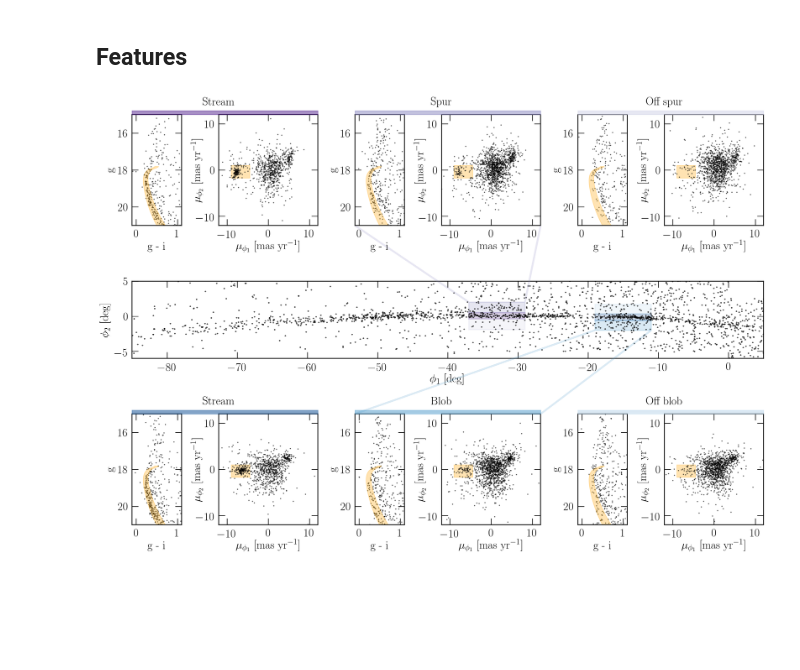
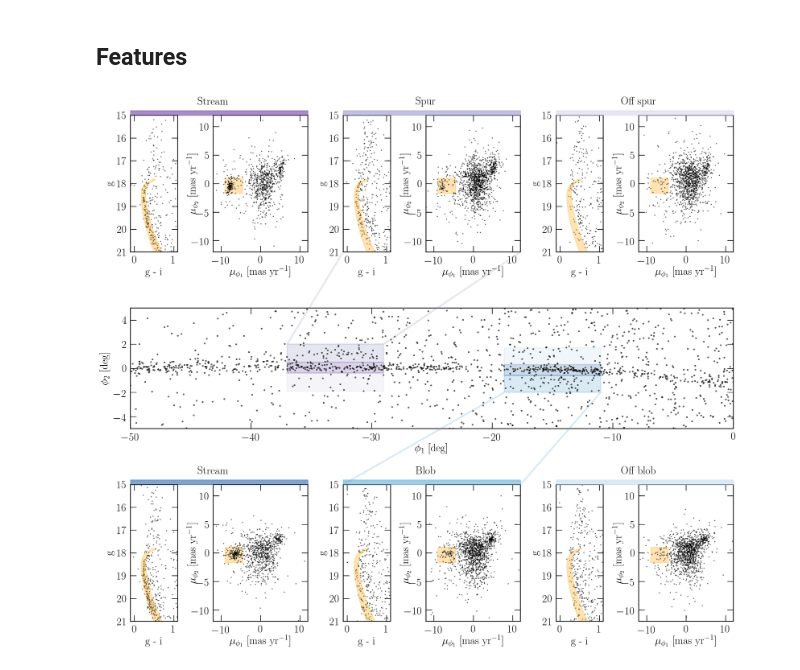
Before and after one commit to adrn/GD1-DR2, a Jupyter notebook: notebooks/GD1_paper_figures.ipynb, the cells around one changed output. Saved outputs shown, nothing was run; the diff lists cells and outputs as text; code cells hidden in the pictures; blank space fills up the shorter version.

```diff
--- a/notebooks/GD1_paper_figures.ipynb
+++ b/notebooks/GD1_paper_figures.ipynb
@@ -181,18 +181,18 @@ middle_row = mpl.gridspec.GridSpecFromSubplotSpec(1, 1, subplot_spec=outer_grid[
 bottom_row = mpl.gridspec.GridSpecFromSubplotSpec(1, 6, subplot_spec=outer_grid[2], wspace=0.5, hspace=0.05,
                                                  width_ratios=[1,2,1,2,1,2])
 
-fig = plt.figure(figsize=(18,12))
+fig = plt.figure(figsize=(18,15.5))
 ax = plt.Subplot(fig, middle_row[0])
 ax_main = fig.add_subplot(ax)
 
 plt.plot(gd1_c.phi1[pm_mask & cmd_mask].wrap_at(wangle), gd1_c.phi2[pm_mask & cmd_mask],
-         'ko', ms=1.5, alpha=0.5, rasterized=True)
+         'ko', ms=2, alpha=0.5, rasterized=True)
 plt.gca().set_aspect('equal')
 
 plt.xlabel('$\phi_1$ [deg]')
 plt.ylabel('$\phi_2$ [deg]')
-plt.xlim(-85,5)
-plt.ylim(-6,5)
+plt.xlim(-50,0)
+plt.ylim(-5,5)
 
 rows = [top_row, bottom_row]
 positions = [[1,2,3], [4,5,6]]
@@ -244,33 +244,31 @@ for er, row in enumerate(rows):
                                   fill=True, color=rect_c_, alpha=0.5, zorder=1000,
                                   transform=fig.transFigure, figure=fig)])
 
         plt.xlim(-12,12)
         plt.ylim(-12,12)
         plt.xlabel('$\mu_{\phi_1}$ [mas yr$^{-1}$]')
         plt.ylabel('$\mu_{\phi_2}$ [mas yr$^{-1}$]', labelpad=-15)
         plt.title(titles[i], fontsize='medium', position=(-0., 1.05))
 
         if e==1:
             if er==0:
                 xy_text_1 = [rect_xy_[0], rect_xy_[1] + rect_h_]
                 xy_text_2 = [rect_xy_[0] + rect_w_, rect_xy_[1] + rect_h_]
                 xy_coord_1 = [0,0]
                 xy_coord_2 = [1,0]
             else:
                 xy_text_1 = [rect_xy_[0], rect_xy_[1]]
                 xy_text_2 = [rect_xy_[0] + rect_w_, rect_xy_[1]]
                 xy_coord_1 = [0,1]
                 xy_coord_2 = [1,1]
 
             ax_main.annotate('',xy=xy_coord_1, xytext=xy_text_1, xycoords=ax_1.transAxes,
                              textcoords=ax_main.transData,
                             arrowprops=dict(color=rect_c_, arrowstyle='-', alpha=0.2, lw=3))
             ax_main.annotate('',xy=xy_coord_2, xytext=xy_text_2, xycoords=ax_2.transAxes,
                              textcoords=ax_main.transData,
                             arrowprops=dict(color=rect_c_, arrowstyle='-', alpha=0.2, lw=3))
-#         ax4.annotate('', xy=(rp[n2], resna[n2]), xytext=(71, -115), xycoords=ax.transData,
-#                      textcoords=ax4.transData, arrowprops=dict(color=c_annon, arrowstyle='-', alpha=a_faint))
 
 plt.savefig('../paper/features.pdf')
 # %% [output]
-[figure, old version]
+[figure, new version]
```
Also changed, not shown: 1 other file.
